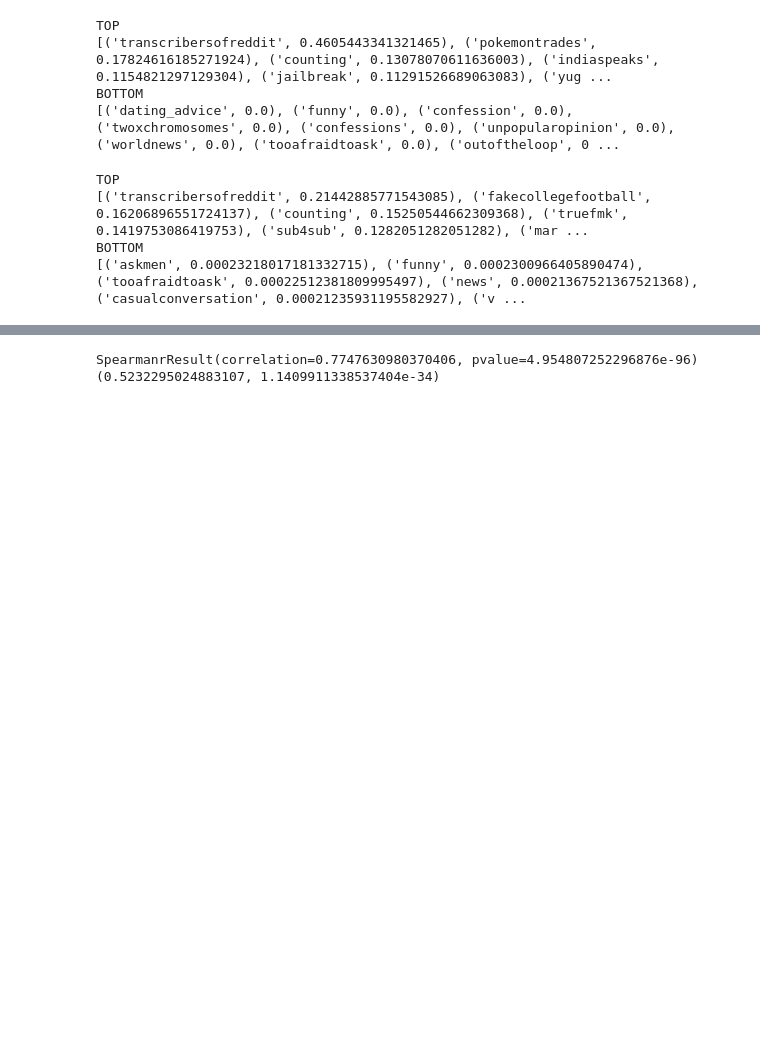
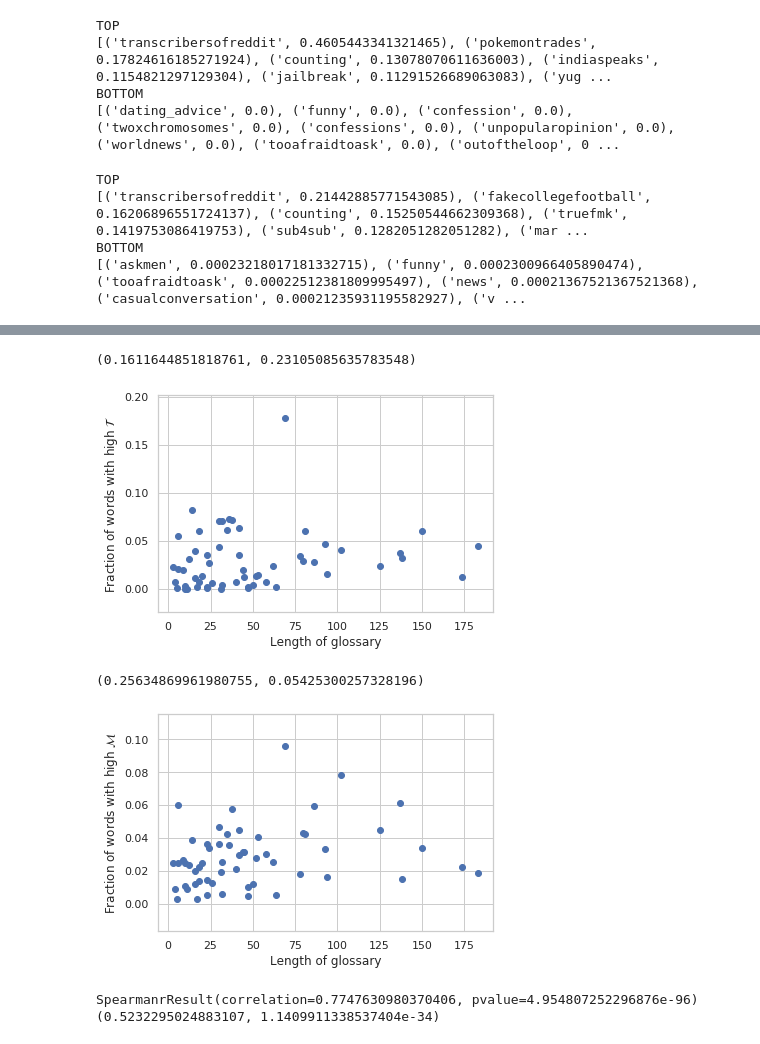
Before and after one commit to lucy3/ingroup_lang, a Jupyter notebook: code/sociolect_score_analysis.ipynb, the cells around one changed output, grey strips where cells are left out. Drawn from its saved outputs; the diff is of its cells as text; code cells hidden in the pictures; blank space fills up the shorter version.

```diff
--- a/code/sociolect_score_analysis.ipynb
+++ b/code/sociolect_score_analysis.ipynb
@@ -123,6 +125,7 @@ stormbird451 791
 for sr in sr_user_counts:
     x = []
     y = []
+    z = []
     for user in sorted(sr_user_centrality[sr]):
         x.append(sr_user_centrality[sr][user])
         y.append(sr_user_counts[sr][user])
@@ -316,3 +359,32 @@ BOTTOM
+# %%
+# size of glossary vs sociolecty-ness
+x = []
+y = []
+for sr in sorted(sr2terms):
+    x.append(len(sr2terms[sr]))
+    y.append(gloss_sr_pmi[sr])
+plt.scatter(x, y)
+corr = stats.pearsonr(x, y)
+print(corr)
+plt.xlabel("Length of glossary")
+plt.ylabel("Fraction of words with high $\mathcal{T}$")
+plt.show()
+x = []
+y = []
+for sr in sorted(sr2terms):
+    x.append(len(sr2terms[sr]))
+    y.append(gloss_sr_sensepmi[sr])
+plt.scatter(x, y)
+corr = stats.pearsonr(x, y)
+print(corr)
+plt.xlabel("Length of glossary")
+plt.ylabel("Fraction of words with high $\mathcal{M}$")
+plt.show()
+# %% [output]
+(0.1611644851818761, 0.23105085635783548)
+[figure, added]
+(0.25634869961980755, 0.05425300257328196)
+[figure, added]
 # %%
 from scipy.stats import spearmanr, pearsonr
 # %%
```
Also changed, not shown: parts of 5 cells of this notebook, 1 other file.
